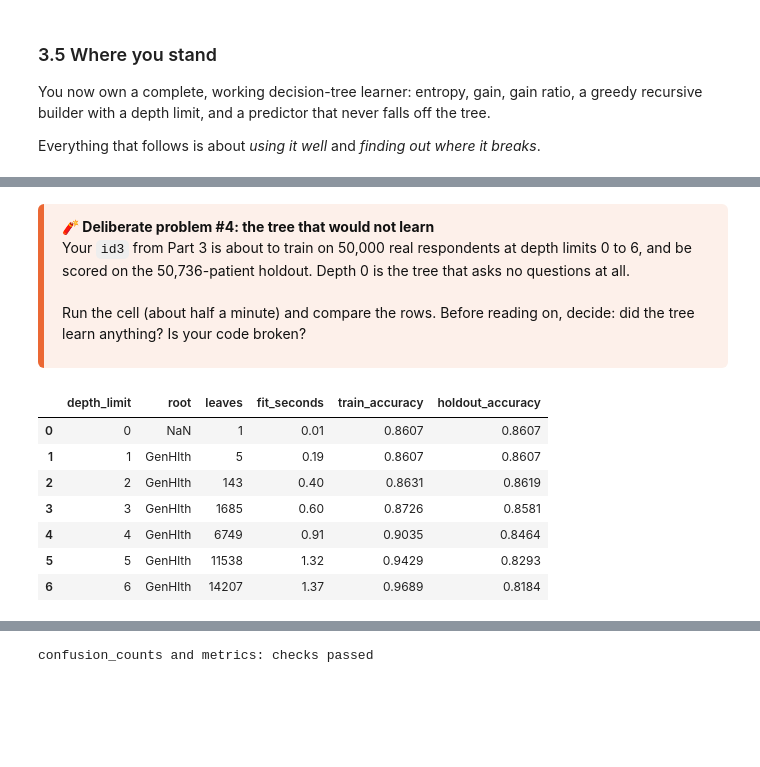
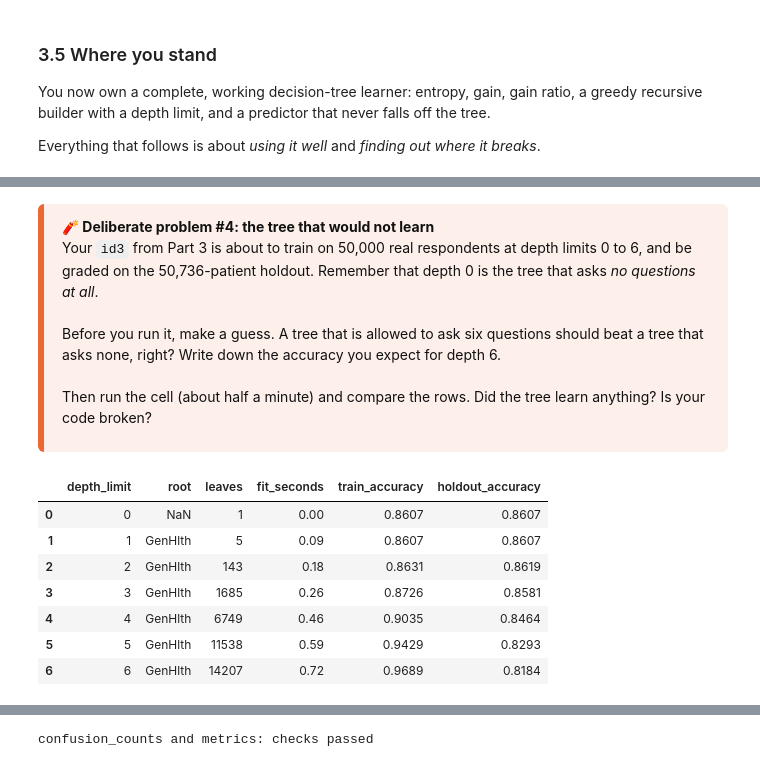
Before and after one commit to kalk-ak/artificial_intelligence_decision_tree_hw, a Jupyter notebook: instructor/project_4_decision_trees_SOLUTION.ipynb, the cells around one changed output, grey strips where cells are left out. Drawn from its saved outputs; the diff is of its cells as text; code cells hidden in the pictures; blank space fills up the shorter version.

```diff
--- a/instructor/project_4_decision_trees_SOLUTION.ipynb
+++ b/instructor/project_4_decision_trees_SOLUTION.ipynb
@@ -1381,9 +1792,17 @@ def predict_one_naive(record: List, node: Node):
     return node.prediction
     ### END SOLUTION
 # %%
-assert [predict_one_naive(r, toy_tree) for r in toy_data] == get_labels(toy_data), "a full-depth tree reproduces its training labels"
+# A full-depth tree should reproduce the labels of the patients it was trained on.
+toy_predictions = []
+for record in toy_data:
+    toy_predictions.append(predict_one_naive(record, toy_tree))
+assert toy_predictions == get_labels(toy_data), "a full-depth tree reproduces its training labels"
+
 lecture_tree = id3(data_lecture, attribute_names_lecture)
-assert [predict_one_naive(r, lecture_tree) for r in data_lecture] == get_labels(data_lecture)
+lecture_predictions = []
+for record in data_lecture:
+    lecture_predictions.append(predict_one_naive(record, lecture_tree))
+assert lecture_predictions == get_labels(data_lecture)
 print("predict_one_naive: checks passed")
 # %% [output]
 predict_one_naive: checks passed
@@ -1436,9 +1899,10 @@ def predict_one(record: List, node: Node):
     """Walk the tree to a leaf; if a value has no branch, fall back to the majority class of the current node."""
     ### BEGIN SOLUTION
     while not node.is_leaf():
-        child = node.children.get(record[node.col])
+        answer = record[node.col]
+        child = node.children.get(answer)
         if child is None:
-            return node.prediction
+            return node.prediction        # unseen value: the best guess is this node's majority
         node = child
     return node.prediction
     ### END SOLUTION
@@ -1447,7 +1911,10 @@ def predict_one(record: List, node: Node):
 def classify(tree: Node, records: List[List]) -> List:
     """Predictions for every record in a list."""
     ### BEGIN SOLUTION
-    return [predict_one(record, tree) for record in records]
+    predictions = []
+    for record in records:
+        predictions.append(predict_one(record, tree))
+    return predictions
     ### END SOLUTION
 # %%
 assert predict_one_naive(new_patient, toy_tree) is None, "keep the naive version naive"
@@ -1542,30 +2055,41 @@ numeric / ordered columns: ['BMI', 'GenHlth', 'MentHlth', 'PhysHlth', 'Age', 'Ed
 <div style="background:#fdf0ea; border-left:6px solid #eb6834; padding:12px 18px; margin:12px 0; border-radius:6px; color:#111;">
 <strong>&#129512; Deliberate problem #4: the tree that would not learn</strong>
 
-Your <code>id3</code> from Part 3 is about to train on 50,000 real respondents at depth limits 0 to 6, and be scored on the 50,736-patient holdout. Depth 0 is the tree that asks no questions at all.<br><br>Run the cell (about half a minute) and compare the rows. Before reading on, decide: did the tree learn anything? Is your code broken?
+Your <code>id3</code> from Part 3 is about to train on 50,000 real respondents at depth limits 0 to 6, and be graded on the 50,736-patient holdout. Remember that depth 0 is the tree that asks <i>no questions at all</i>.<br><br>
+Before you run it, make a guess. A tree that is allowed to ask six questions should beat a tree that asks none, right? Write down the accuracy you expect for depth 6.<br><br>
+Then run the cell (about half a minute) and compare the rows. Did the tree learn anything? Is your code broken?
 </div>
 # %%
+# NOTE: The accuracy of a model is the fraction of predictions that are correct. It is 1 minus the error rate.
 def accuracy_of(tree: Node, rows: List[List]) -> float:
     """Fraction of records a tree labels correctly (list-of-records view)."""
-    return 1.0 - error_rate(classify(tree, rows), rows)
+    predictions = classify(tree, rows)
+    return 1.0 - error_rate(predictions, rows)
 
 
 sweep = []
 for d in [0, 1, 2, 3, 4, 5, 6]:
     t0 = time.time()
-    tree = id3(dev_rows, feature_names, depth_limit=d)
-    sweep.append({"depth_limit": d, "root": tree.feature, "leaves": count_leaves(tree), "fit_seconds": round(time.time() - t0, 2),
-                  "train_accuracy": accuracy_of(tree, dev_rows), "holdout_accuracy": accuracy_of(tree, test_rows)})
+    tree = id3(dev_rows, feature_names, depth_limit=d)          # your Part 3 code, on real patients
+    fit_seconds = round(time.time() - t0, 2)
+    sweep.append({
+        "depth_limit": d,
+        "root": tree.feature,
+        "leaves": count_leaves(tree),
+        "fit_seconds": fit_seconds,
+        "train_accuracy": accuracy_of(tree, dev_rows),
+        "holdout_accuracy": accuracy_of(tree, test_rows),
+    })
 pd.DataFrame(sweep).round(4)
 # %% [output]
 |  | depth_limit | root | leaves | fit_seconds | train_accuracy | holdout_accuracy |
-| 0 | 0 | NaN | 1 | 0.01 | 0.8607 | 0.8607 |
-| 1 | 1 | GenHlth | 5 | 0.19 | 0.8607 | 0.8607 |
-| 2 | 2 | GenHlth | 143 | 0.40 | 0.8631 | 0.8619 |
-| 3 | 3 | GenHlth | 1685 | 0.60 | 0.8726 | 0.8581 |
-| 4 | 4 | GenHlth | 6749 | 0.91 | 0.9035 | 0.8464 |
-| 5 | 5 | GenHlth | 11538 | 1.32 | 0.9429 | 0.8293 |
-| 6 | 6 | GenHlth | 14207 | 1.37 | 0.9689 | 0.8184 |
+| 0 | 0 | NaN | 1 | 0.00 | 0.8607 | 0.8607 |
+| 1 | 1 | GenHlth | 5 | 0.09 | 0.8607 | 0.8607 |
+| 2 | 2 | GenHlth | 143 | 0.18 | 0.8631 | 0.8619 |
+| 3 | 3 | GenHlth | 1685 | 0.26 | 0.8726 | 0.8581 |
+| 4 | 4 | GenHlth | 6749 | 0.46 | 0.9035 | 0.8464 |
+| 5 | 5 | GenHlth | 11538 | 0.59 | 0.9429 | 0.8293 |
+| 6 | 6 | GenHlth | 14207 | 0.72 | 0.9689 | 0.8184 |
 # %% [markdown]
 ### 4.2 Why 86% is a number about the patients, not about the tree
 
```
Also changed, not shown: parts of 205 cells of this notebook, 9 other files.
